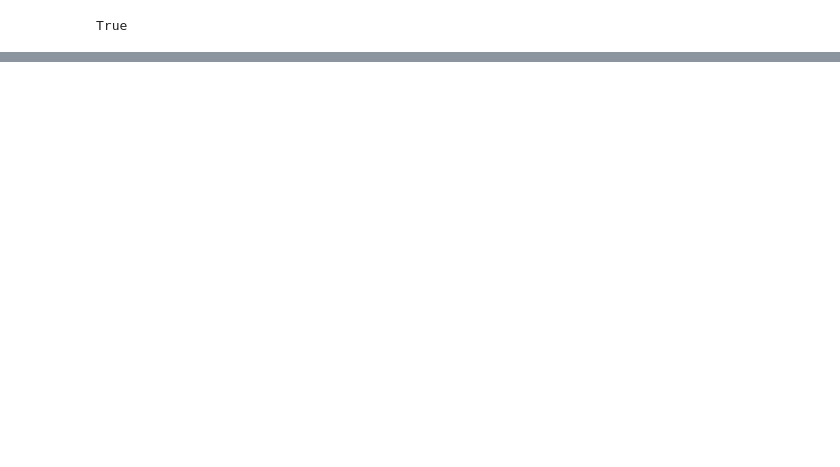
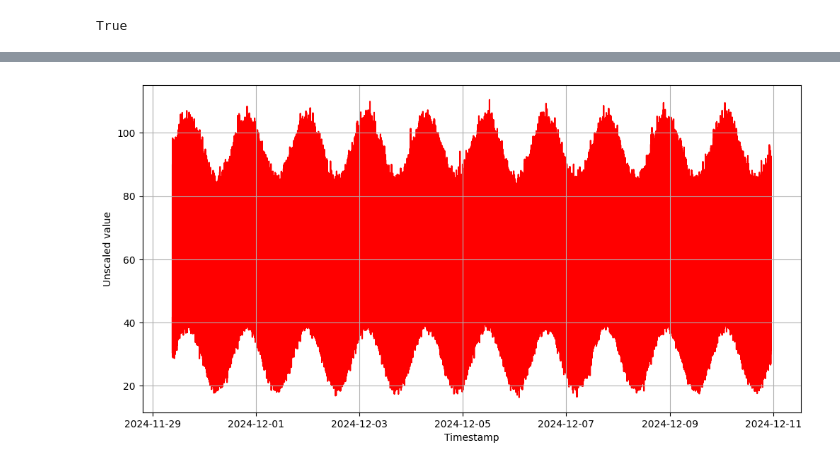
Before and after one commit to Martini-111/Anomaly_Detection, a Jupyter notebook: NAB_notebook.ipynb, the cells around one changed output, grey strips where cells are left out. Cells and saved outputs as stored; diff of their text form; code cells hidden in the pictures; blank space fills up the shorter version.

Commit message:
Started work on (potential LSTM) MVAD dataset

```diff
--- a/NAB_notebook.ipynb
+++ b/NAB_notebook.ipynb
@@ -118,0 +86,8 @@ plt.show()
+# %%
+merged_df = None
+# %%
+MVAD_csv_path = Path(os.getenv("MVAD_CSV_PATH"))
+
+if merged_df == None:
+    merged_df = pd.read_csv(MVAD_csv_path)
+# merged_df.head()
@@ -118,0 +195,16 @@ plt.show()
+# %%
+plt.figure(figsize=(12,6))
+plt.plot(pc1_df['timestamp'], pc1_df['cpu_temperature'], label='Value of cpu_temperature', color='red', zorder=1)
+
+# Optional: highlight anomalies if you have them
+# anomalies = inp_df[inp_df['anomaly_window'] == 1]
+# plt.scatter(anomalies['timestamp'], anomalies['std_value'],
+#             color='red', label='Anomaly', marker='x', zorder=2)
+
+plt.xlabel("Timestamp")
+plt.ylabel("Unscaled value")
+# plt.legend()
+plt.grid(True)
+plt.show()
+# %% [output]
+[figure, added]
```
Also changed, not shown: parts of 14 cells of this notebook.
